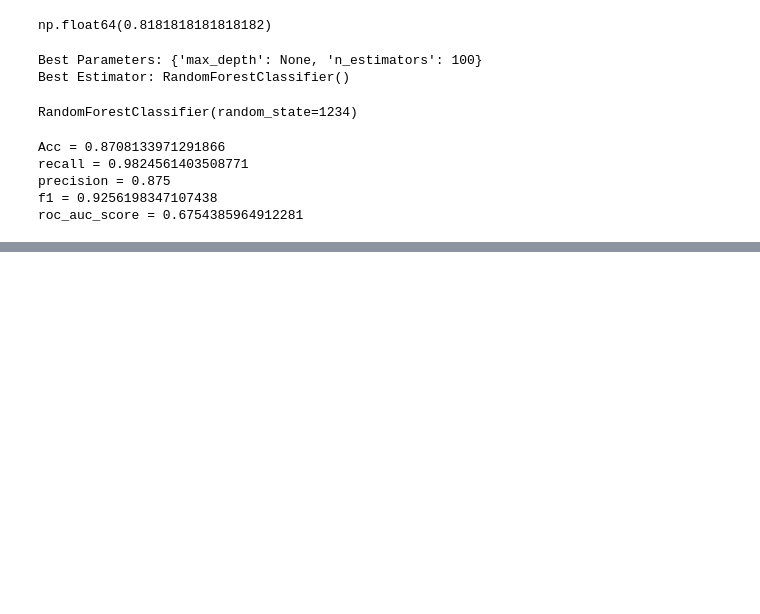
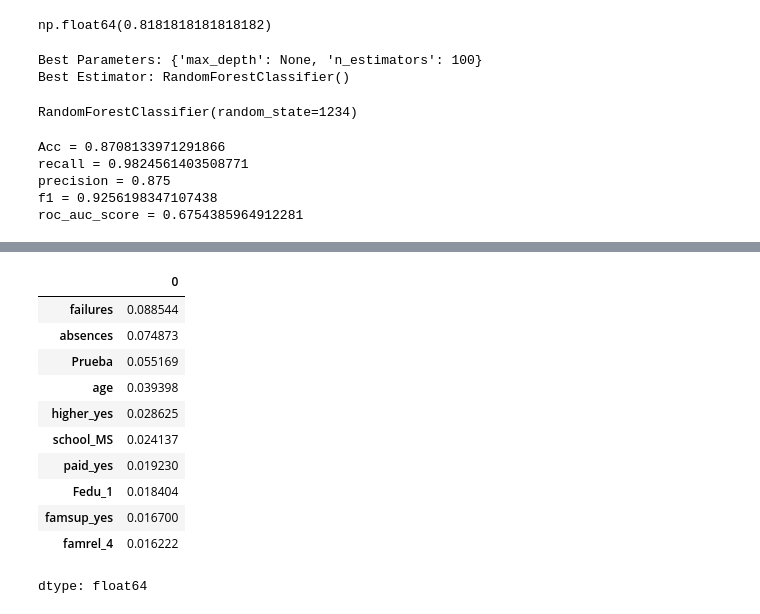
Before and after one commit to CMorgadoM/ML-Proyect, a Jupyter notebook: tarea ML V1.ipynb, the cells around one changed output, grey strips where cells are left out. Drawn from its saved outputs; the diff is of its cells as text; code cells hidden in the pictures; blank space fills up the shorter version.

```diff
--- a/tarea ML V1.ipynb
+++ b/tarea ML V1.ipynb
@@ -662,0 +716,15 @@ roc_auc_score = 0.6754385964912281
+# %%
+pd.Series(rf_clf.feature_importances_, index=X_train.columns).sort_values(ascending=False)[0:10]
+# %% [output]
+|  | 0 |
+| failures | 0.088544 |
+| absences | 0.074873 |
+| Prueba | 0.055169 |
+| age | 0.039398 |
+| higher_yes | 0.028625 |
+| school_MS | 0.024137 |
+| paid_yes | 0.019230 |
+| Fedu_1 | 0.018404 |
+| famsup_yes | 0.016700 |
+| famrel_4 | 0.016222 |
+dtype: float64
```
Also changed, not shown: parts of 9 cells of this notebook.
